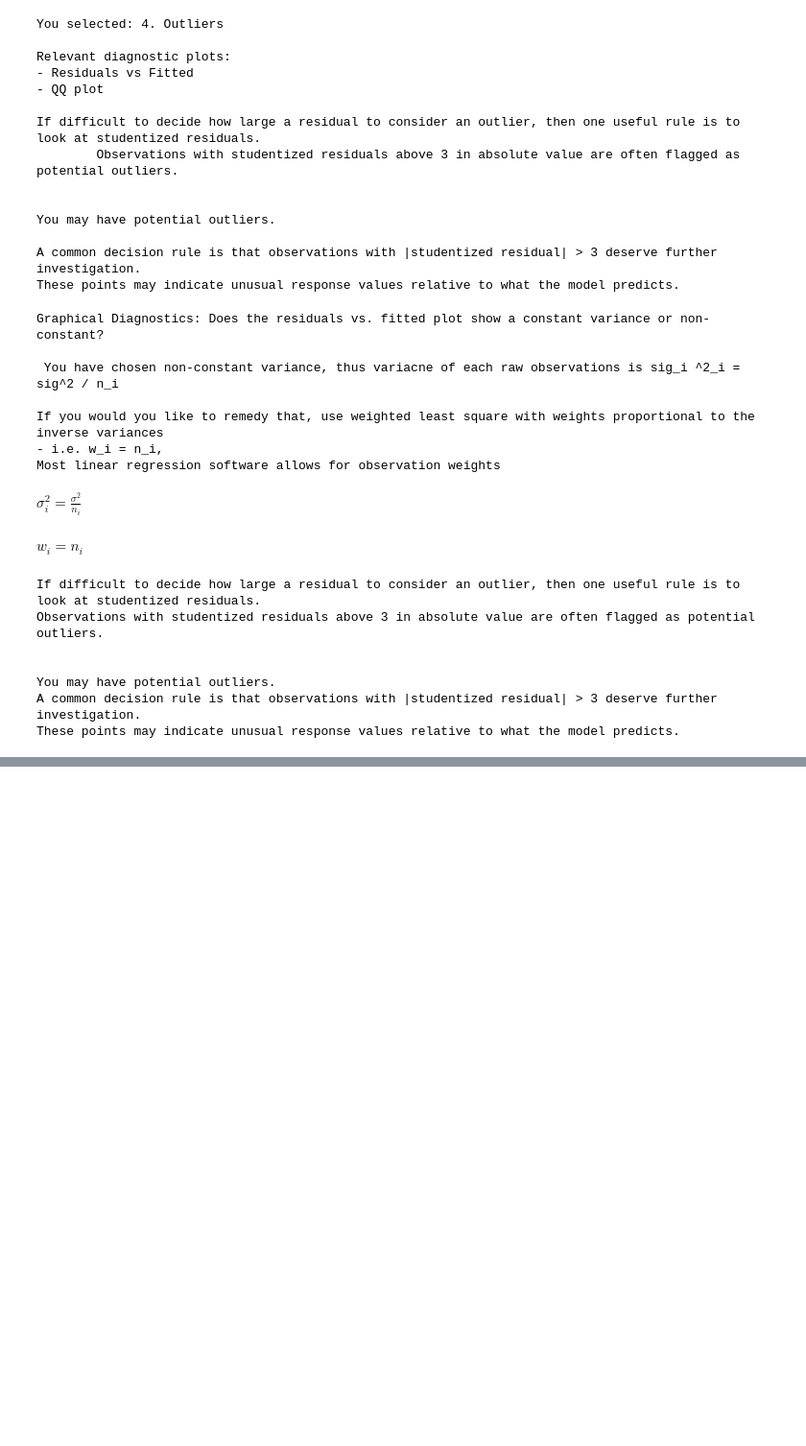
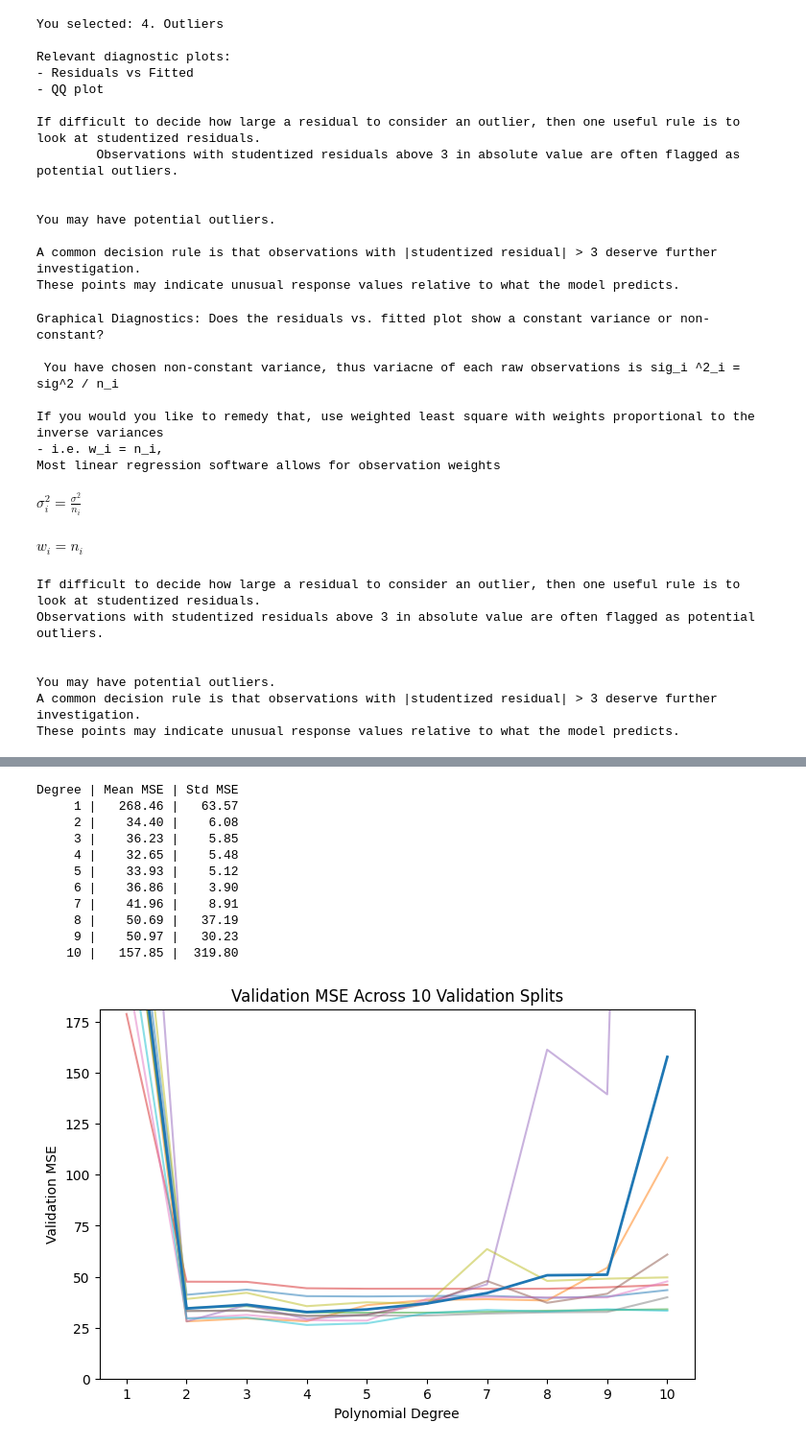
Before and after one commit to Saadman-Chowdhury-git/data-analytics-portfolio-post-MS-graduation, a Jupyter notebook: 02._ml_prediction_competition/Internal_meta_thoughts_and_Code.ipynb, the cells around one changed output, grey strips where cells are left out. Shown at 96% size. Saved outputs shown, nothing was run; the diff lists cells and outputs as text; code cells hidden in the pictures; blank space fills up the shorter version.

```diff
--- a/02._ml_prediction_competition/Internal_meta_thoughts_and_Code.ipynb
+++ b/02._ml_prediction_competition/Internal_meta_thoughts_and_Code.ipynb
@@ -753,0 +2039,75 @@ These points may indicate unusual response values relative to what the model pre
+# %%
+# Validation Set Approach (Repeated): Polynomial Degree Selection
+
+
+import numpy as np
+import matplotlib.pyplot as plt
+
+np.random.seed(42)
+
+n = 70
+x = np.random.uniform(-4, 4, n)
+y = 6 + 2.5*x - 2.8*x**2 + np.random.normal(0, 6, n)
+
+degrees = range(1, 11)
+all_mse = []
+
+for i in range(10):
+    idx = np.random.permutation(n)
+    split = n // 2
+
+    train_idx = idx[:split]
+    val_idx = idx[split:]
+
+    mse_row = []
+
+    for d in degrees:
+        X_train = np.column_stack([x[train_idx]**k for k in range(d + 1)])
+        X_val = np.column_stack([x[val_idx]**k for k in range(d + 1)])
+
+        beta = np.linalg.pinv(X_train) @ y[train_idx]
+        y_pred = X_val @ beta
+
+        mse = np.mean((y[val_idx] - y_pred)**2)
+        mse_row.append(mse)
+
+    all_mse.append(mse_row)
+
+all_mse = np.array(all_mse)
+
+mean_mse = all_mse.mean(axis=0)
+std_mse = all_mse.std(axis=0)
+
+print("Degree | Mean MSE | Std MSE")
+
+for d in degrees:
+    print(f"{d:>6} | {mean_mse[d-1]:>8.2f} | {std_mse[d-1]:>7.2f}")
+
+plt.figure(figsize=(8, 5))
+
+for row in all_mse:
+    plt.plot(degrees, row, alpha=0.5)
+
+plt.plot(degrees, mean_mse, linewidth=2)
+
+upper = np.percentile(all_mse, 90)
+plt.ylim(0, upper)
+
+plt.xlabel("Polynomial Degree")
+plt.ylabel("Validation MSE")
+plt.title("Validation MSE Across 10 Validation Splits")
+plt.xticks(list(degrees))
+plt.show()
+# %% [output]
+Degree | Mean MSE | Std MSE
+     1 |   268.46 |   63.57
+     2 |    34.40 |    6.08
+     3 |    36.23 |    5.85
+     4 |    32.65 |    5.48
+     5 |    33.93 |    5.12
+     6 |    36.86 |    3.90
+     7 |    41.96 |    8.91
+     8 |    50.69 |   37.19
+     9 |    50.97 |   30.23
+    10 |   157.85 |  319.80
+[figure, added]
```
Also changed, not shown: parts of 25 cells of this notebook, 12 other files.
